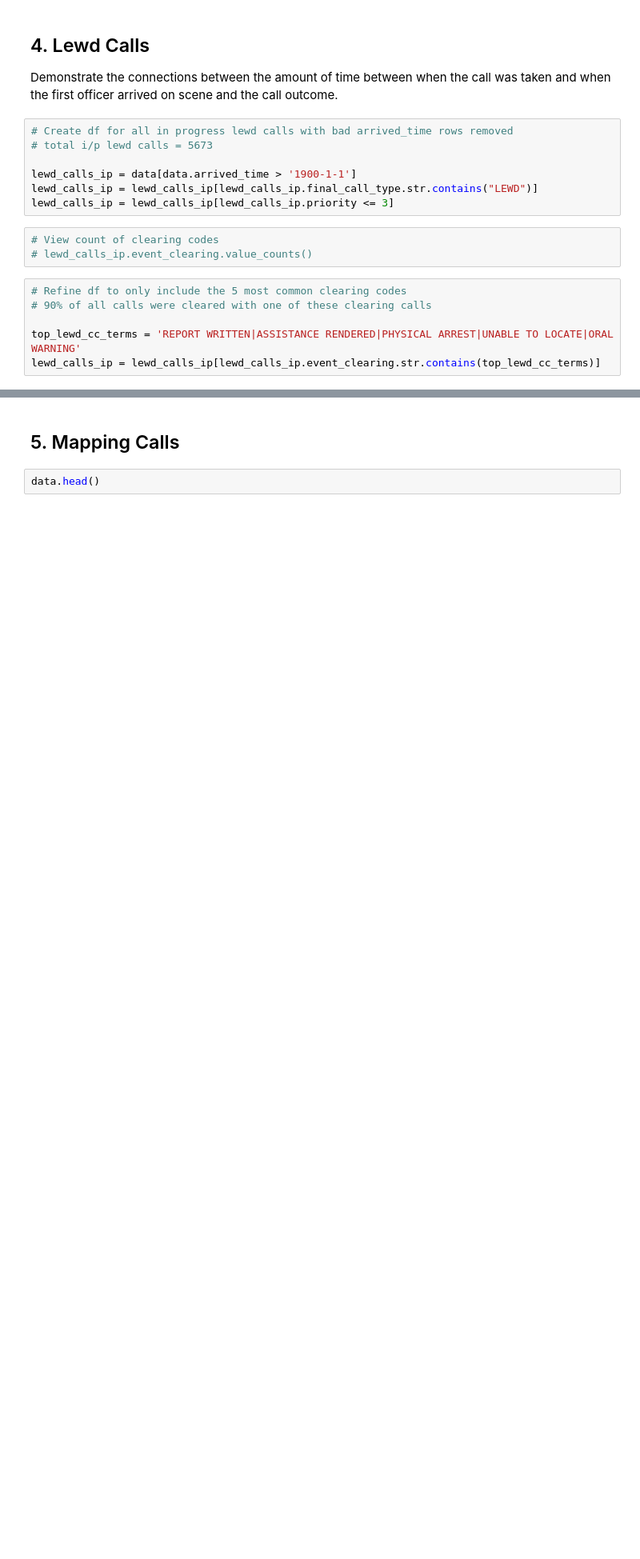
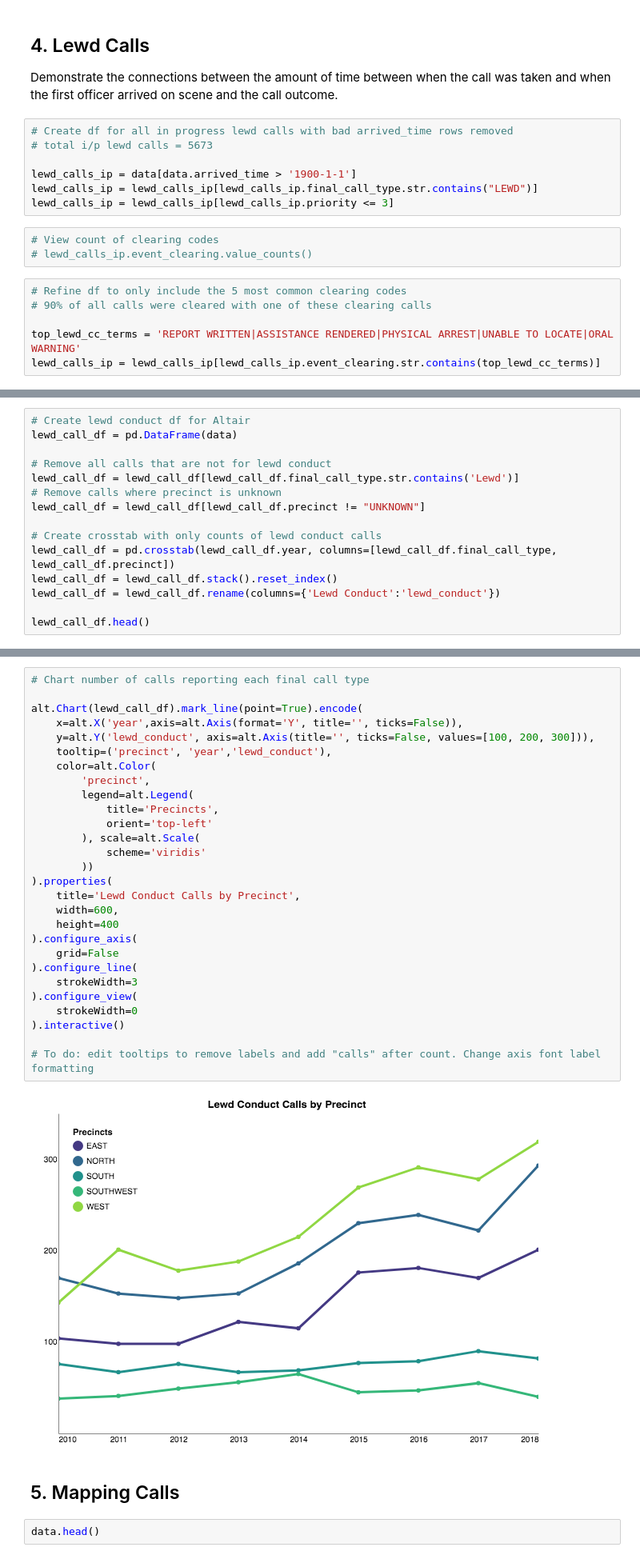
Before and after one commit to teacupwoozy/spd_notebook_archive, a Jupyter notebook: spd_notebook/2010-2018_SPD_Project_Altair_Sandbox.ipynb, the cells around one changed output, grey strips where cells are left out. Shown at 80% size. Cells and saved outputs as stored; diff of their text form; blank space fills up the shorter version.

Commit message:
Add Altair lewd by precinct

```diff
--- a/spd_notebook/2010-2018_SPD_Project_Altair_Sandbox.ipynb
+++ b/spd_notebook/2010-2018_SPD_Project_Altair_Sandbox.ipynb
@@ -620,0 +623,15 @@ lewd_calls_ip = lewd_calls_ip[lewd_calls_ip.event_clearing.str.contains(top_lewd
+# %%
+# Create lewd conduct df for Altair
+lewd_call_df = pd.DataFrame(data)
+
+# Remove all calls that are not for lewd conduct
+lewd_call_df = lewd_call_df[lewd_call_df.final_call_type.str.contains('Lewd')]
+# Remove calls where precinct is unknown
+lewd_call_df = lewd_call_df[lewd_call_df.precinct != "UNKNOWN"]
+
+# Create crosstab with only counts of lewd conduct calls
+lewd_call_df = pd.crosstab(lewd_call_df.year, columns=[lewd_call_df.final_call_type, lewd_call_df.precinct])
+lewd_call_df = lewd_call_df.stack().reset_index()
+lewd_call_df = lewd_call_df.rename(columns={'Lewd Conduct':'lewd_conduct'})
+
+lewd_call_df.head()
@@ -621,3 +645,33 @@ lewd_calls_ip = lewd_calls_ip[lewd_calls_ip.event_clearing.str.contains(top_lewd
+# %%
+# Chart number of calls reporting each final call type
+
+alt.Chart(lewd_call_df).mark_line(point=True).encode(
+    x=alt.X('year',axis=alt.Axis(format='Y', title='', ticks=False)),
+    y=alt.Y('lewd_conduct', axis=alt.Axis(title='', ticks=False, values=[100, 200, 300])),
+    tooltip=('precinct', 'year','lewd_conduct'),
+    color=alt.Color(
+        'precinct',
+        legend=alt.Legend(
+            title='Precincts',
+            orient='top-left'
+        ), scale=alt.Scale(
+            scheme='viridis'
+        ))
+).properties(
+    title='Lewd Conduct Calls by Precinct',
+    width=600,
+    height=400
+).configure_axis(
+    grid=False
+).configure_line(
+    strokeWidth=3
+).configure_view(
+    strokeWidth=0
+).interactive()
+
+# To do: edit tooltips to remove labels and add "calls" after count. Change axis font label formatting
+# %% [output]
+[figure, added]
 # %% [markdown]
 ## 5. Mapping Calls
 # %%
```
Also changed, not shown: parts of 2 cells of this notebook.
